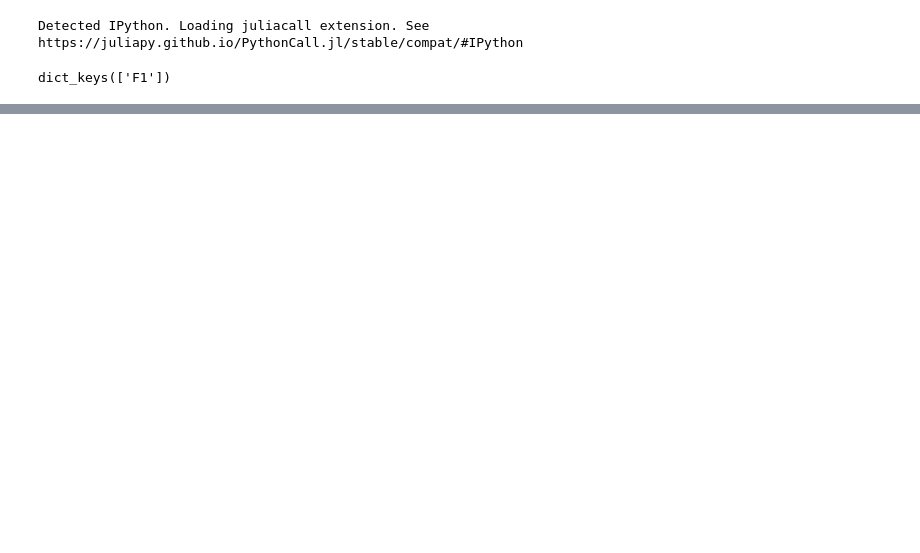
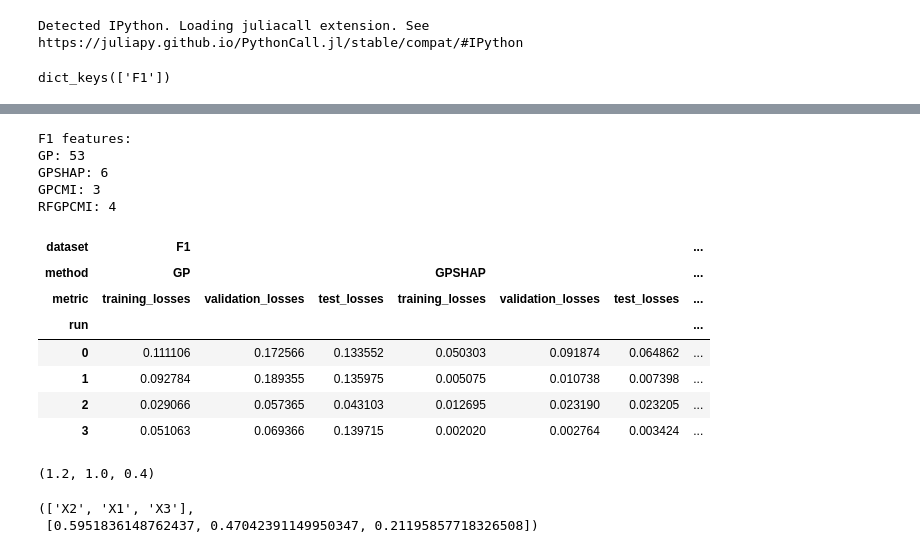
Before and after one commit to KevinHaka/Symbolic-Regression-Genetic-Programming, a Jupyter notebook: notebooks/test.ipynb, the cells around one changed output, grey strips where cells are left out. Cells and saved outputs as stored; diff of their text form; code cells hidden in the pictures; blank space fills up the shorter version.

```diff
--- a/notebooks/test.ipynb
+++ b/notebooks/test.ipynb
@@ -353,0 +382,36 @@ features['F1']['GPSHAP'][0]
+# %%
+for dataset_name in features.keys():
+    print(f"{dataset_name} features:")
+    for method in features[dataset_name].keys():
+        a = features[dataset_name][method]
+
+        if isinstance(a[0], str):
+            print(f"{method}: {len(a)}")
+        else:
+
+            if isinstance(a[0][0], str):
+                b = list(map(lambda x: len(x), a))
+                mean_x = np.mean(b)
+            else:
+                c = list(map(lambda x: len(set([item for sublist in x for item in sublist])), features[dataset_name][method]))
+                mean_x = np.mean(c)
+
+            print(f"{method}: {mean_x:.0f}")
+    print()
+# %% [output]
+F1 features:
+GP: 53
+GPSHAP: 6
+GPCMI: 3
+RFGPCMI: 4
+# %%
+df_results
+# %% [output]
+| dataset | F1 |  |  |  |  |  | ... |
+| method | GP |  |  | GPSHAP |  |  | ... |
+| metric | training_losses | validation_losses | test_losses | training_losses | validation_losses | test_losses | ... |
+| run |  |  |  |  |  |  | ... |
+| 0 | 0.111106 | 0.172566 | 0.133552 | 0.050303 | 0.091874 | 0.064862 | ... |
+| 1 | 0.092784 | 0.189355 | 0.135975 | 0.005075 | 0.010738 | 0.007398 | ... |
+| 2 | 0.029066 | 0.057365 | 0.043103 | 0.012695 | 0.023190 | 0.023205 | ... |
+| 3 | 0.051063 | 0.069366 | 0.139715 | 0.002020 | 0.002764 | 0.003424 | ... |
@@ -353,0 +420,4 @@ features['F1']['GPSHAP'][0]
+# %%
+np.mean(a), np.median(a), np.std(a)
+# %% [output]
+(1.2, 1.0, 0.4)
@@ -353,0 +428,11 @@ features['F1']['GPSHAP'][0]
+# %%
+sf_cmi(
+    X,
+    y,
+    ns=10000,
+    ci=ci,
+    k=k,
+)
+# %% [output]
+(['X2', 'X1', 'X3'],
+ [0.5951836148762437, 0.47042391149950347, 0.21195857718326508])
```
Also changed, not shown: parts of 19 cells of this notebook.
